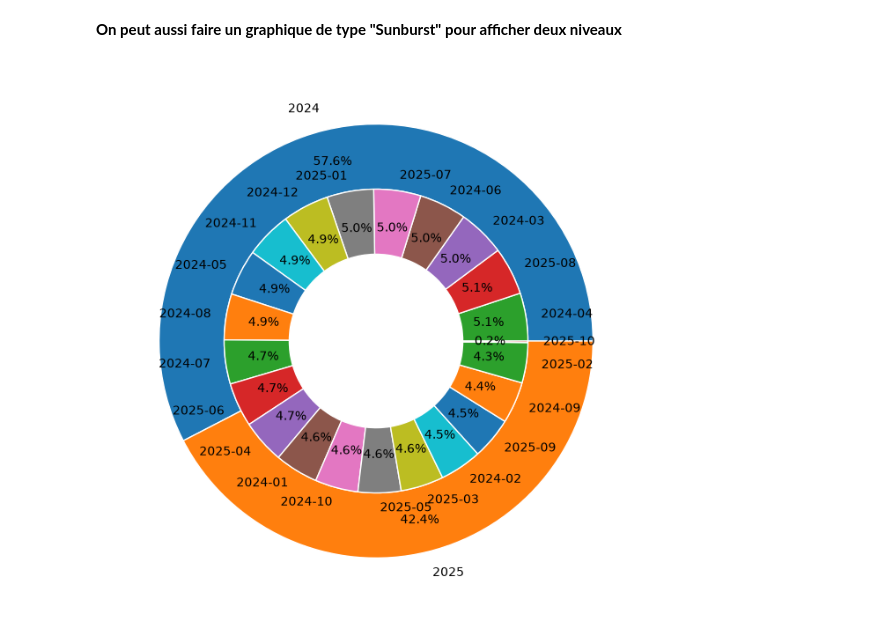
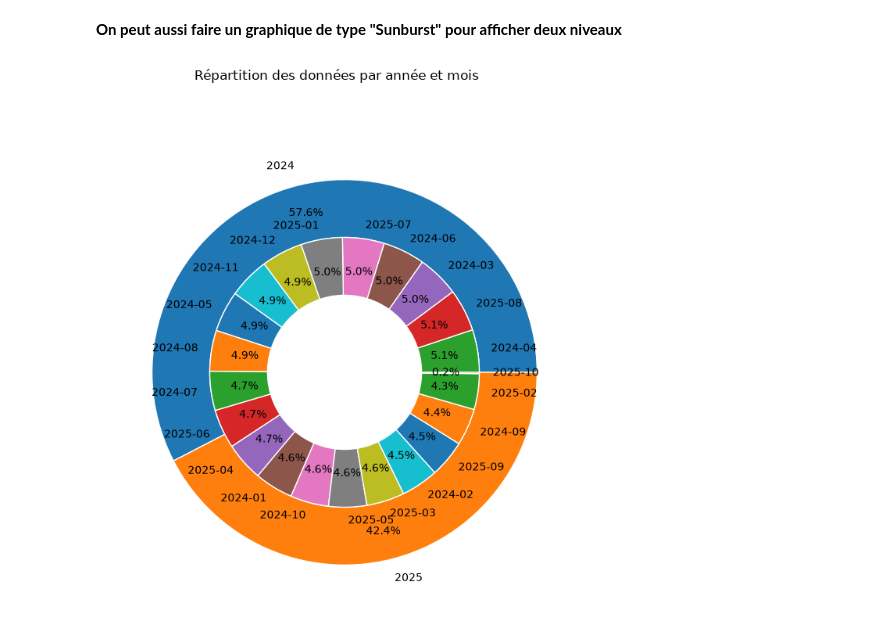
Before and after one commit to Franck-LF/TVA-Intracommunautaire, a Jupyter notebook: notebook/Exploration.ipynb, the cells around one changed output. Cells and saved outputs as stored; diff of their text form; code cells hidden in the pictures.

```diff
--- a/notebook/Exploration.ipynb
+++ b/notebook/Exploration.ipynb
@@ -681,31 +812,32 @@ count_annee = df_csv['annee'].value_counts()
 categories = count_annee.index.values
 valeurs = count_annee.values
 
 # Niveau 2 : Année-Mois
 count_annee_mois = df_csv['date_mois'].value_counts()
 sous_categories = count_annee_mois.index.values
 sous_valeurs = count_annee_mois.values
 
 # Premier niveau
 ax.pie(
     valeurs,
     radius=1,
     labels=categories,
     autopct='%1.1f%%',
     pctdistance=0.85,
     wedgeprops=dict(width=0.3, edgecolor='white')
 )
 
 # Deuxième niveau
 ax.pie(
     sous_valeurs,
     radius=0.7,
     labels=sous_categories,
     autopct='%1.1f%%',
     pctdistance=0.75,
     wedgeprops=dict(width=0.3, edgecolor='white')
 )
 
+plt.suptitle("Répartition des données par année et mois")
 plt.show()
 # %% [output]
-[figure, old version]
+[figure, new version]
```
Also changed, not shown: parts of 19 cells of this notebook.
